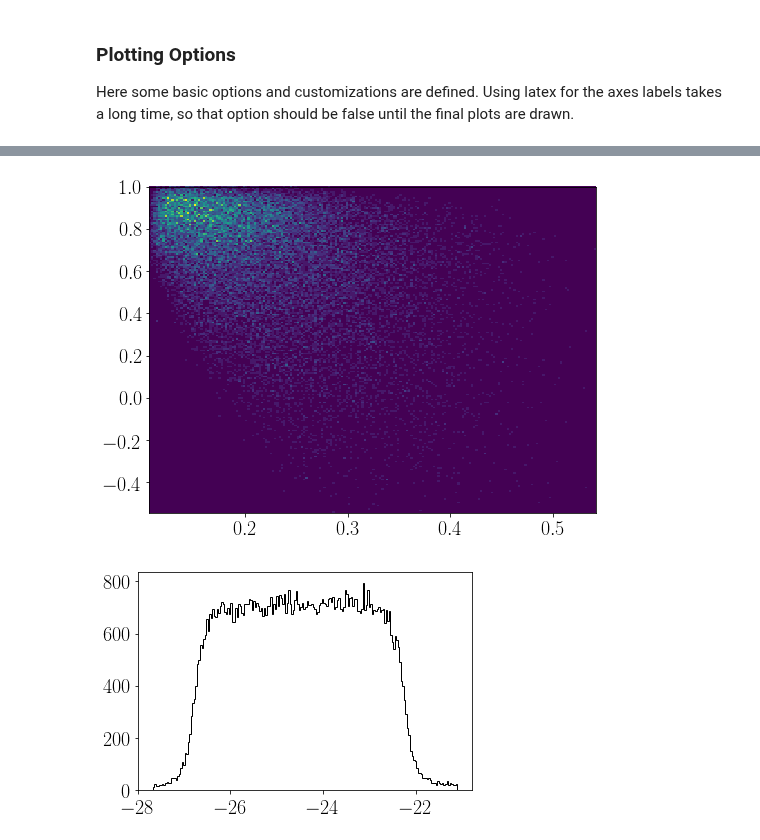
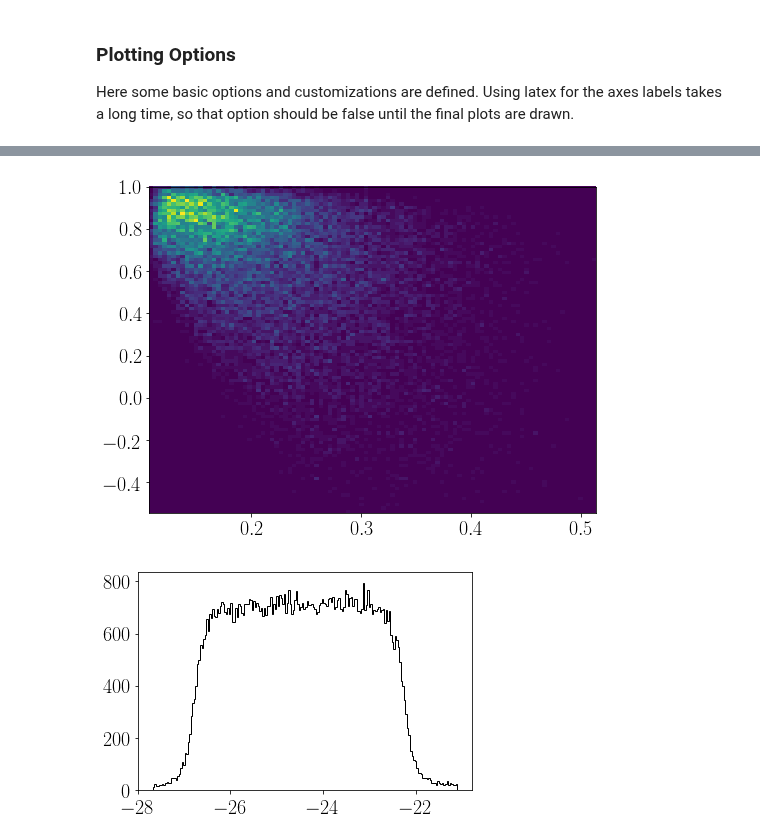
Before and after one commit to dmriser/python-analysis, a Jupyter notebook: kaon-bsa/notebooks/1.0-plot-kinematics.ipynb, the cells around one changed output, grey strips where cells are left out. Saved outputs shown, nothing was run; the diff lists cells and outputs as text; code cells hidden in the pictures.

```diff
--- a/kaon-bsa/notebooks/1.0-plot-kinematics.ipynb
+++ b/kaon-bsa/notebooks/1.0-plot-kinematics.ipynb
@@ -196,10 +196,10 @@ ax.hist2d(nom_data['x'], nom_data['q2'],
 # %%
 fig = plt.figure(figsize=(8,6))
 ax = fig.add_subplot(1,1,1)
 ax.hist2d(nom_data['x'], nom_data['dist_ecw'],
-          bins=200);
+          bins=100);
 # %% [output]
-[figure, old version]
+[figure, new version]
 # %%
 var_corrs = nom_data.corr()[['x', 'q2', 'z', 'pt']]
 # %%
```
Also changed, not shown: parts of 10 cells of this notebook, 33 other files.
